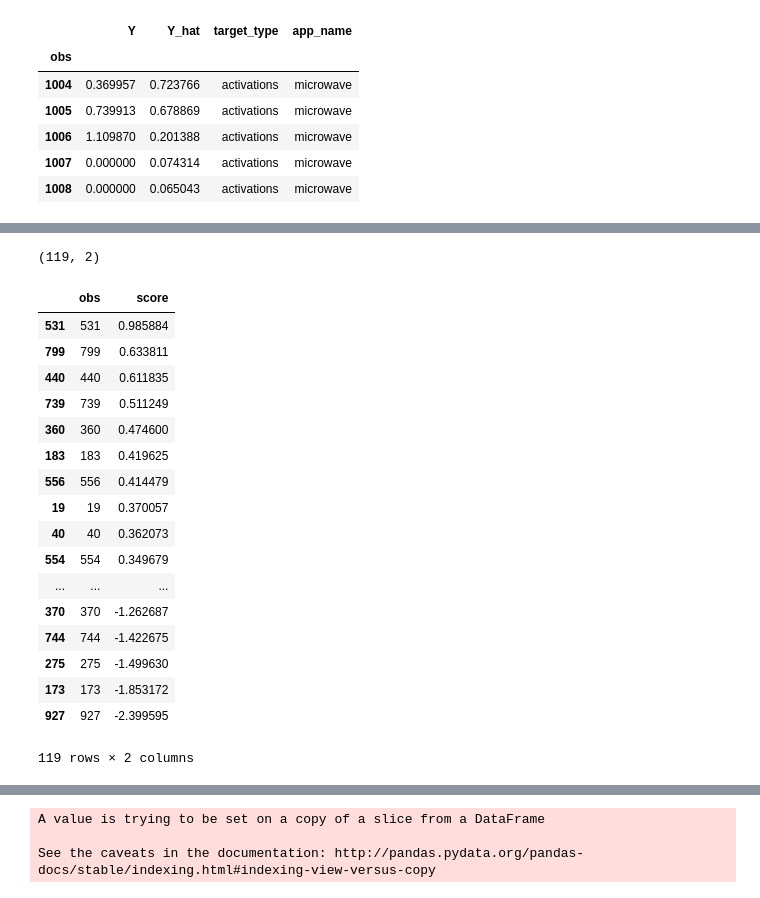
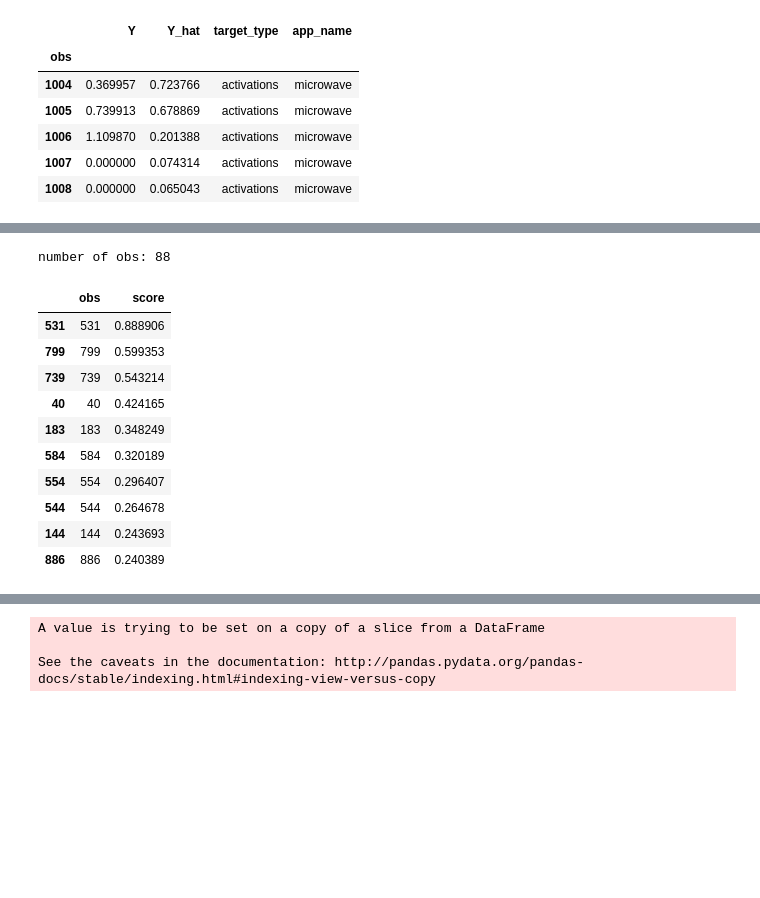
Before and after one commit to sipolac/thesis, a Jupyter notebook: py/build_models.ipynb, the cells around one changed output, grey strips where cells are left out. Drawn from its saved outputs; the diff is of its cells as text; code cells hidden in the pictures; blank space fills up the shorter version.

```diff
--- a/py/build_models.ipynb
+++ b/py/build_models.ipynb
@@ -187,8 +186,9 @@ def app_names_to_plot_name(app_names):
     else:
         return ', '.join(app_names)
 # %%
-figsize = (8,6)
+# Plot best validation errors.
 
+figsize = (8,5)
 
 fig, axes = plt.subplots(ncols=2, sharex=True, sharey=True, figsize=figsize)
 
@@ -224,16 +224,18 @@ for plot_idx, target_type in enumerate(['energy', 'activations']):
         all_random_curves_one.plot(ax=ax, **plot_args)
         all_random_curves.append(all_random_curves_one)
 
-    ax.set_title(target_type.capitalize(), size=13)
+    ax.set_title((target_type if target_type=='energy' else 'num. activations').capitalize(), size=13)
     ax.set_ylabel('Best validation error')
     ax.set_xlabel('Model run')
     if plot_idx == 0:
         ax.legend().set_visible(False)
 
 fig.tight_layout()
-plt.suptitle('Best validation error in random search', size=16)
+# plt.suptitle('Best validation error in random search', size=16)
 fig.subplots_adjust(top=0.87)
 all_random_curves = pd.concat(all_random_curves)
 makedirs2(dir_run)
 plt.savefig(os.path.join(dir_run, 'random_search_best_val_error.pdf'))
+
+print 'total number of models: {}'.format(all_random_curves.shape[0])
 # %% [output]
@@ -333,6 +589,7 @@ modeling_group_name = 'main'
 data_set = 'test'
 
 app_names_list = [[a] for a in APP_NAMES] + [APP_NAMES]
+# app_names_list = [APP_NAMES]
 
 perf = {}
 preds = {}
@@ -371,11 +628,13 @@ for target_type in TARGET_TYPES:
                 raise ValueError('Unrecognized house_type!')
             # print '        {}'.format(house_type)
             X = reshape_as_tensor(all_data[data_set]['X'][mask])
-            Y = target_scaler.transform(all_data[data_set][Y_key][:,app_idx][mask])
+            Y = all_data[data_set][Y_key][:,app_idx][mask]
+            Y_trans = target_scaler.transform(Y)
 
             perf[target_type][app_names_pretty][house_type] = model.evaluate(X, Y, verbose=0)
-            Y_hat = model.predict(X)
-            preds[target_type][app_names_pretty][house_type] = (Y, target_scaler.inverse_transform(Y_hat), Y_hat)
+            Y_hat_trans = model.predict(X)
+            Y_hat = target_scaler.inverse_transform(Y_hat_trans)
+            preds[target_type][app_names_pretty][house_type] = ((Y, Y_hat), (Y_trans, Y_hat_trans))
 # %% [output]
 energy
     fridge
@@ -400,7 +670,8 @@ activations
 Y_df = []  # DataFrame of predictions
 for target_type in TARGET_TYPES:
     for app_name in APP_NAMES:
-        Y, _, Y_hat = preds[target_type][app_name]['All']
+        target_scaler
+        Y, Y_hat = preds[target_type][app_name]['All'][1]
         Y_df_this = pd.DataFrame.from_dict({'Y': Y.ravel()})
         Y_df_this['Y_hat'] = Y_hat.ravel()
         Y_df_this['target_type'] = target_type
@@ -442,6 +692,6 @@ dtype: bool
 # %%
 alpha = 0.75  # amount of weight to put on having low errors vs. having high energy.
-min_energy = 0.25  # minimum amount of energy *all* appliances need to use to be included; this is a scaled number, 0 to ~8 for most appliances
+min_energy = 0.5  # minimum amount of energy *all* appliances need to use to be included; this is a scaled number, 0 to ~8 for most appliances
 
 Y_wide = {}
 for target_type in TARGET_TYPES:
@@ -451,50 +701,43 @@ for target_type in TARGET_TYPES:
             Y_df.loc[Y_df['target_type']==target_type].pivot(columns='app_name', values=Y_type)
 
 # Determine how good predictions were.
 pred_scores_energy = -np.sqrt(np.abs(Y_wide['energy']['Y'] - Y_wide['energy']['Y_hat']))
 pred_scores_energy = pred_scores_energy.mean(axis=1)
 
 pred_scores_activations = -np.sqrt(np.abs(Y_wide['activations']['Y'] - Y_wide['activations']['Y_hat']))
 pred_scores_activations = pred_scores_activations.mean(axis=1)
 
 pred_scores = pred_scores_activations + pred_scores_energy  # this is negative: higher is better
 
 # Determine how much energy was used.
 high_energy_scores = np.sqrt(Y_wide['energy']['Y']).mean(axis=1)
 
 # Only keep house/date combos where all appliances were used quite a bit.
 all_used = (Y_wide['energy']['Y'] > min_energy).all(axis=1)
 
 # Determine best observations: lots of energy was used and predictions were accurate.
 
 score = (1-alpha)*StandardScaler().fit_transform(high_energy_scores.values.reshape(-1,1))
 score += alpha*StandardScaler().fit_transform(pred_scores.values.reshape(-1,1))
 obs_scores = pd.DataFrame({
     'obs': range(len(high_energy_scores.values)),
     'score': score.ravel()
 })
 
 obs_scores = obs_scores.loc[all_used]
 obs_scores.sort_values('score', ascending=False, inplace=True)
-print obs_scores.shape
-obs_scores
+print 'number of obs: {}'.format(obs_scores.shape[0])
+obs_scores.iloc[:10]
 # %% [output]
-(119, 2)
+number of obs: 88
 |  | obs | score |
-| 531 | 531 | 0.985884 |
-| 799 | 799 | 0.633811 |
-| 440 | 440 | 0.611835 |
-| 739 | 739 | 0.511249 |
-| 360 | 360 | 0.474600 |
-| 183 | 183 | 0.419625 |
-| 556 | 556 | 0.414479 |
-| 19 | 19 | 0.370057 |
-| 40 | 40 | 0.362073 |
-| 554 | 554 | 0.349679 |
-| ... | ... | ... |
-| 370 | 370 | -1.262687 |
-| 744 | 744 | -1.422675 |
-| 275 | 275 | -1.499630 |
-| 173 | 173 | -1.853172 |
-| 927 | 927 | -2.399595 |
+| 531 | 531 | 0.888906 |
+| 799 | 799 | 0.599353 |
+| 739 | 739 | 0.543214 |
+| 40 | 40 | 0.424165 |
+| 183 | 183 | 0.348249 |
+| 584 | 584 | 0.320189 |
+| 554 | 554 | 0.296407 |
+| 544 | 544 | 0.264678 |
+| 144 | 144 | 0.243693 |
+| 886 | 886 | 0.240389 |
-119 rows × 2 columns
```
Also changed, not shown: parts of 27 cells of this notebook, 3 other files.
